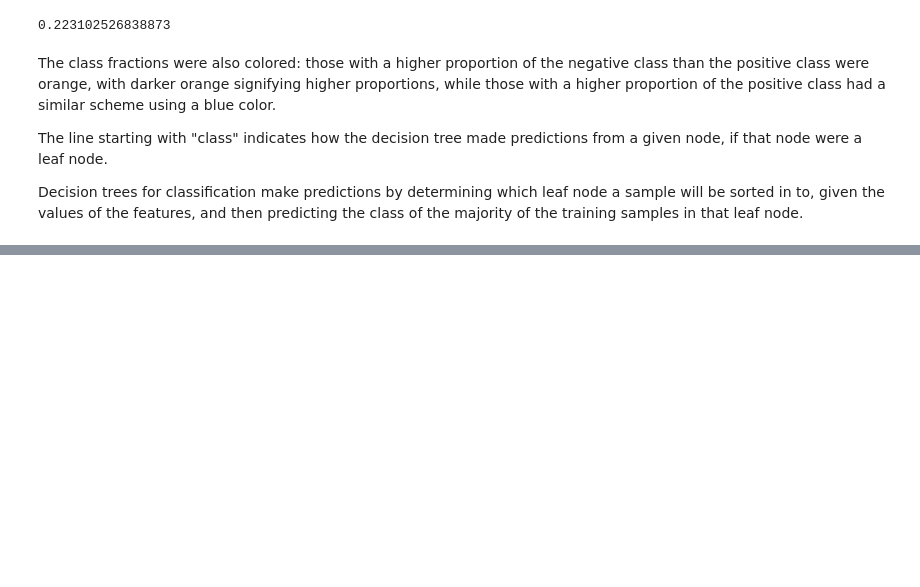
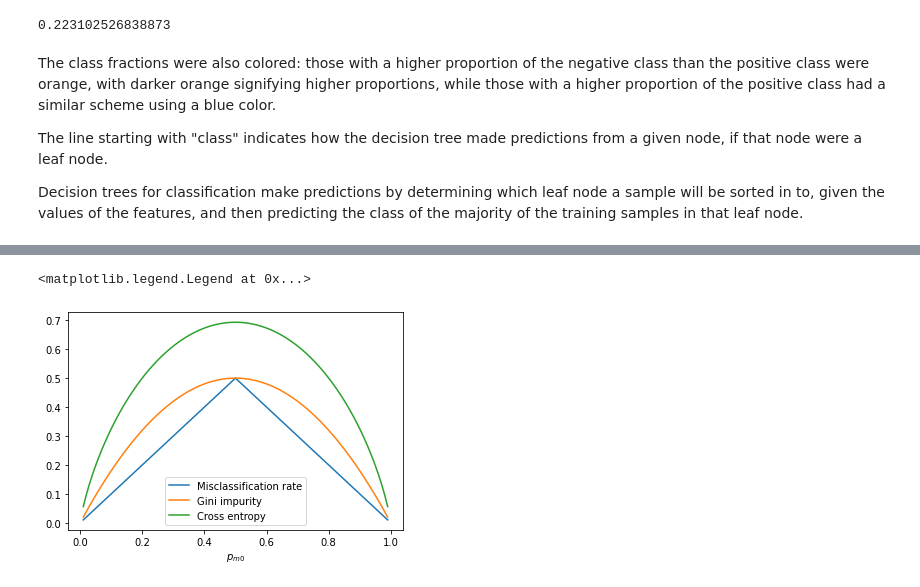
Before and after one commit to jeantardelli/data-science, a Jupyter notebook: decision-trees-and-random-forests.ipynb, the cells around one changed output, grey strips where cells are left out. Cells and saved outputs as stored; diff of their text form; code cells hidden in the pictures; blank space fills up the shorter version.

Commit message:
Decision Trees and Random Forests - Node Impurity (6b)

```diff
--- a/decision-trees-and-random-forests.ipynb
+++ b/decision-trees-and-random-forests.ipynb
@@ -105,0 +168,34 @@ Decision trees for classification make predictions by determining which leaf nod
+# %%
+def gini_impurity(**kwargs):
+    """
+    Returns the gini impurity for a given array (or arrays)
+
+    Arguments:
+        **kwargs (array): Numpy Arrays
+    Returns:
+        Numpy Array
+    """
+    return sum([i*(1-i) for i in kwargs.values()])
+
+def cross_entropy_impurity(**kwargs):
+    """
+    Returns the cross entropy a given array (or arrays)
+
+    Arguments:
+        **kwargs (array): Numpy Arrays
+    Returns:
+        Numpy Array
+    """
+    return - sum([i*np.log(i) for i in kwargs.values()])
+# %%
+gini = gini_impurity(x1=p_m0, x2=p_m1)
+cross_entropy = cross_entropy_impurity(x1=p_m0, x2=p_m1)
+# %%
+plt.plot(p_m0, misclassification_rate, label='Misclassification rate')
+plt.plot(p_m0, gini, label='Gini impurity')
+plt.plot(p_m0, cross_entropy, label='Cross entropy')
+plt.xlabel('$p_{m0}$')
+plt.legend()
+# %% [output]
+<matplotlib.legend.Legend at 0x...>
+[figure, added]
```
Also changed, not shown: parts of 5 cells of this notebook.
